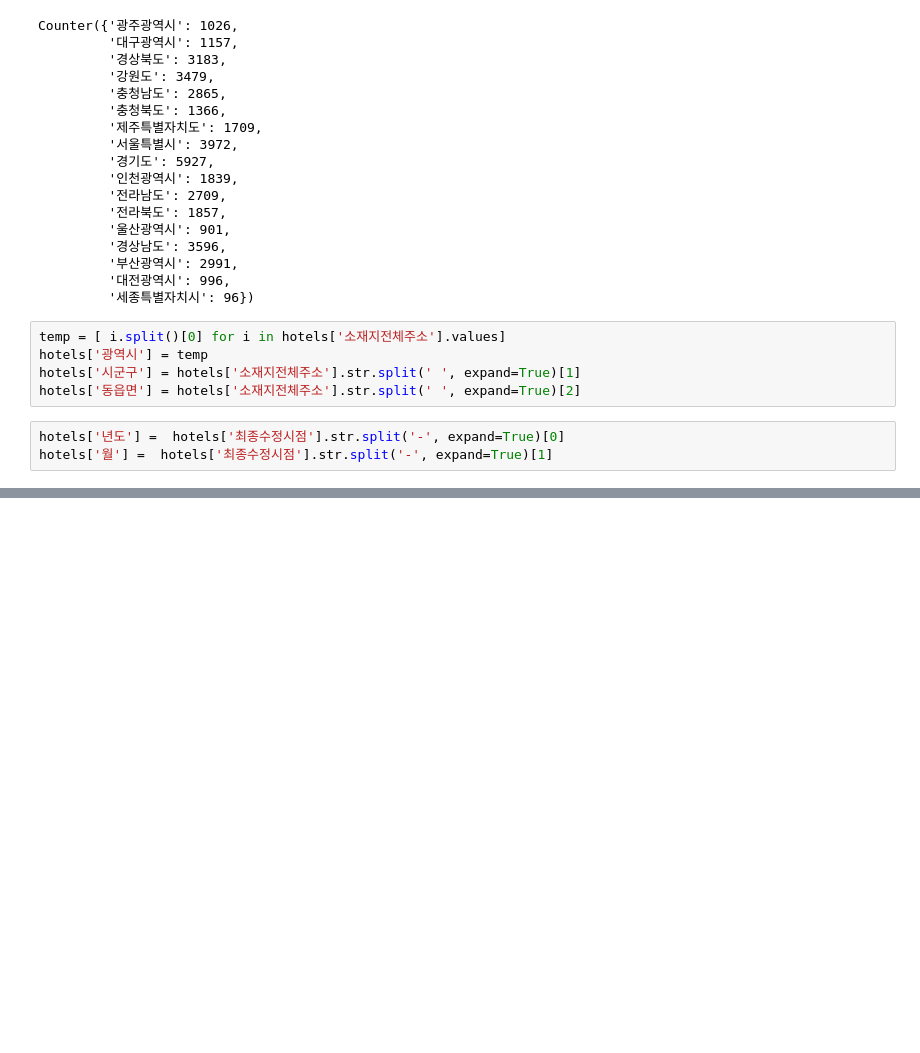
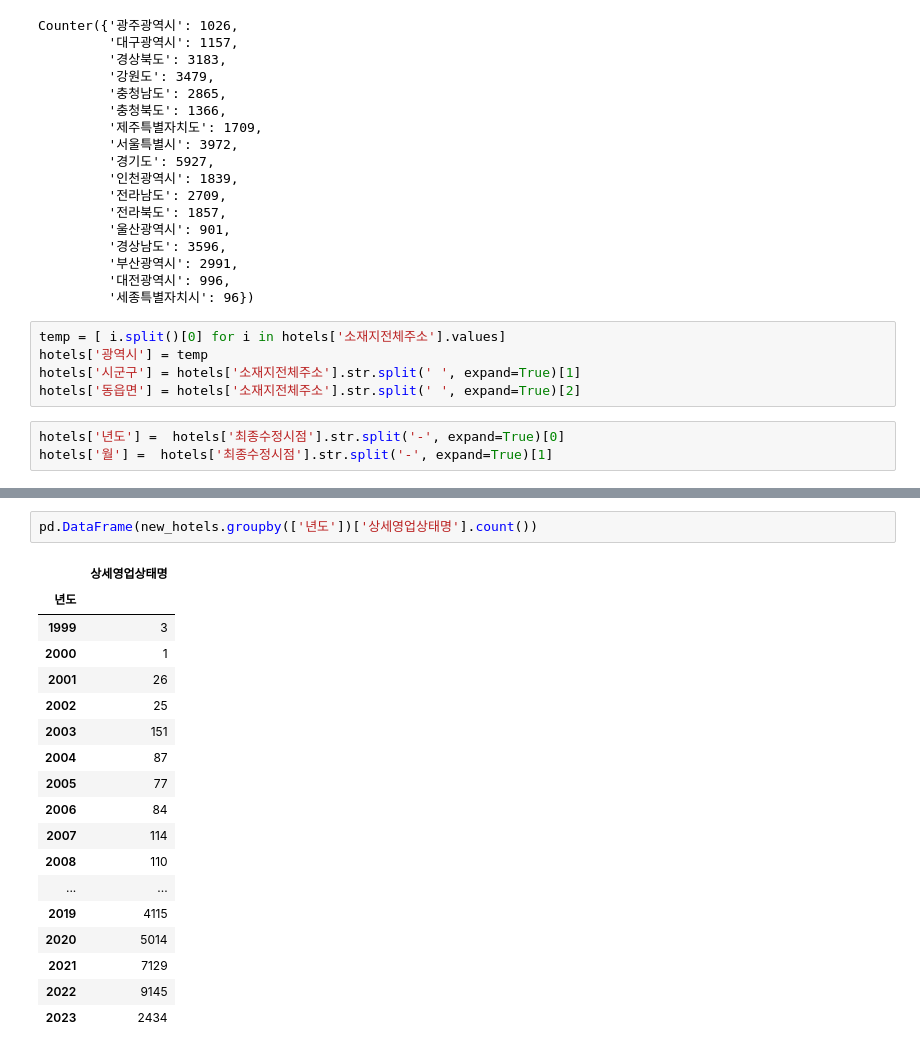
Before and after one commit to leekyuyoung20230313/pythone, a Jupyter notebook: 판다스/판다스5.ipynb, the cells around one changed output, grey strips where cells are left out. Saved outputs shown, nothing was run; the diff lists cells and outputs as text; blank space fills up the shorter version.

```diff
--- a/판다스/판다스5.ipynb
+++ b/판다스/판다스5.ipynb
@@ -275,0 +314,21 @@ hotels.head()
+# %%
+pd.DataFrame(new_hotels.groupby(['년도'])['상세영업상태명'].count())
+# %% [output]
+|  | 상세영업상태명 |
+| 년도 |  |
+| 1999 | 3 |
+| 2000 | 1 |
+| 2001 | 26 |
+| 2002 | 25 |
+| 2003 | 151 |
+| 2004 | 87 |
+| 2005 | 77 |
+| 2006 | 84 |
+| 2007 | 114 |
+| 2008 | 110 |
+| ... | ... |
+| 2019 | 4115 |
+| 2020 | 5014 |
+| 2021 | 7129 |
+| 2022 | 9145 |
+| 2023 | 2434 |
```
Also changed, not shown: parts of 9 cells of this notebook.
